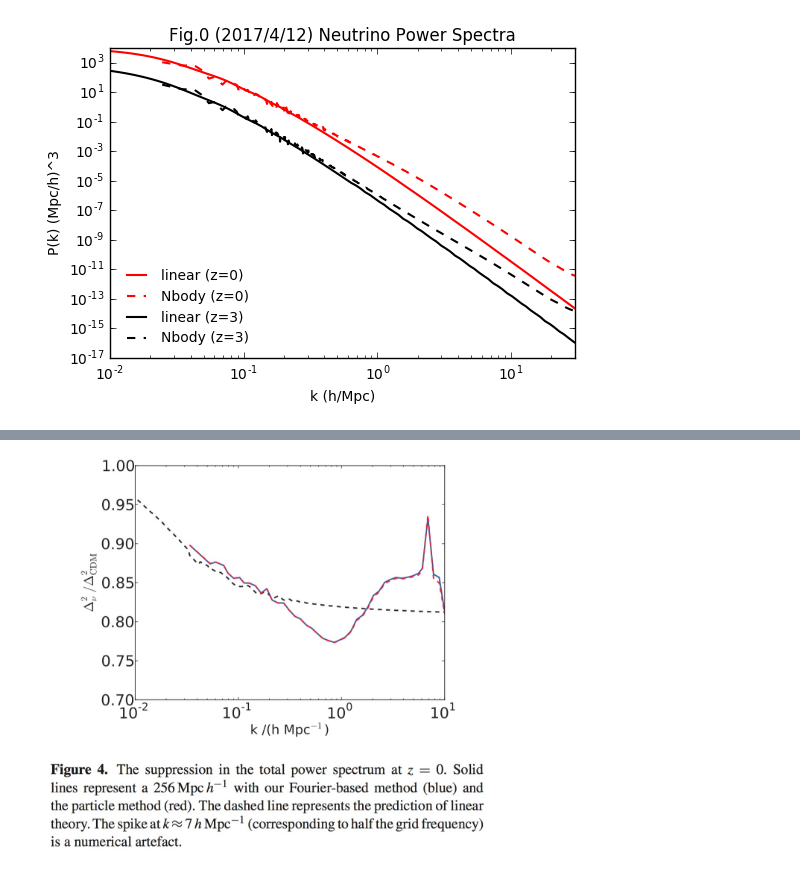
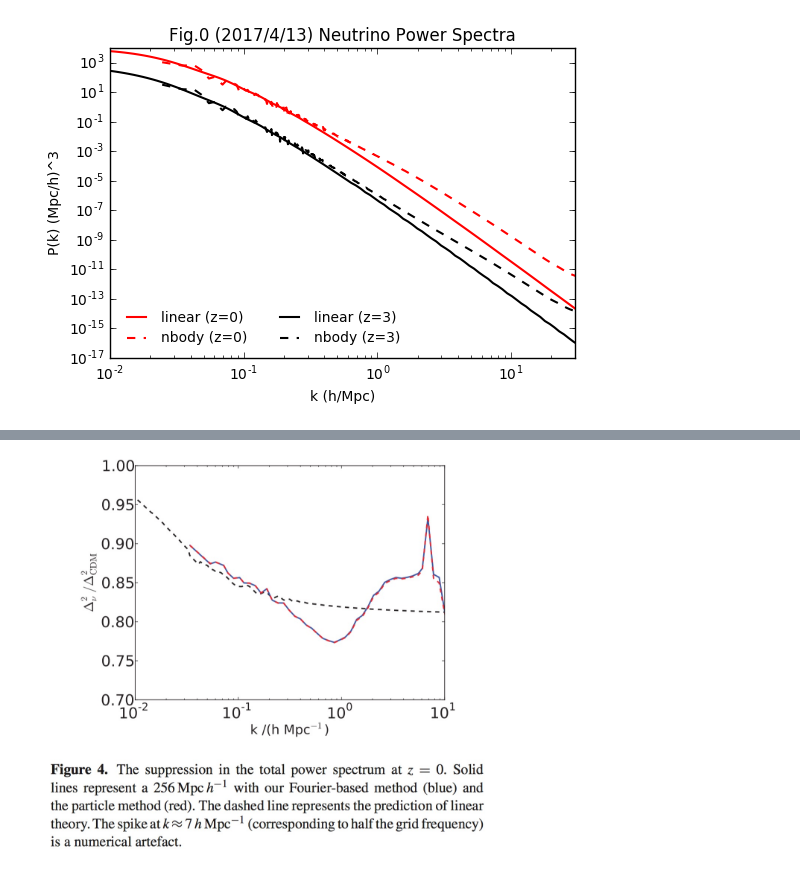
Before and after one commit to liuxx479/neutrino-batch, a Jupyter notebook: plot-matterps.ipynb, the cells around one changed output, grey strips where cells are left out. Saved outputs shown, nothing was run; the diff lists cells and outputs as text; code cells hidden in the pictures.

```diff
--- a/plot-matterps.ipynb
+++ b/plot-matterps.ipynb
@@ -79,23 +88,22 @@ Pcamb_interp99 = interp1d(kcamb99, Pcamb99)(k_arr)
 # %%
 f=figure(figsize=(6,4))
 ax=f.add_subplot(111)
 
-ax.plot(k_arr, ratio_nu*Pcamb_interp, 'r-',lw=1.5,label='linear (z=0)')
-ax.plot(knu*1e3, (2*pi)**3*Pnu*1e-9, 'r--',lw=1.5,label='Nbody (z=0)')
+ax.plot(k_arr, ratio_nu*Pcamb1_interp, 'r-',lw=1.5,label='linear (z=0)')
+ax.plot(knu_z0, Pnu_z0,'r--',lw=1.5,label='nbody (z=0)')
 
-ax.plot(k_arr, ratio_nu99*Pcamb_interp99, 'k-',lw=1.5,label='linear (z=3)')
-ax.plot(knu99*1e3, (2*pi)**3*Pnu99*1e-9, 'k--',lw=1.5,label='Nbody (z=3)')
-
+ax.plot(k_arr, ratio_nu_z3*Pcamb1_z3_interp, 'k-',lw=1.5,label='linear (z=3)')
+ax.plot(knu_z3, Pnu_z3, 'k--',lw=1.5,label='nbody (z=3)')
 
 ax.set_xlabel('k (h/Mpc)')
 ax.set_ylabel('P(k) (Mpc/h)^3')
 ax.set_xscale('log')
 ax.set_yscale('log')
 ax.set_xlim(1e-2, 30)
 #ax.set_ylim(0.1, 1e5)
-ax.set_title('Fig.0 (2017/4/12) Neutrino Power Spectra')
-ax.legend(frameon=0,loc=3,fontsize=10)
+ax.set_title('Fig.0 (2017/4/13) Neutrino Power Spectra')
+ax.legend(frameon=0,loc=3,fontsize=10,ncol=2)
 show()
 # %% [output]
-[figure, old version]
+[figure, new version]
 # %%
```
Also changed, not shown: parts of 8 cells of this notebook, 1 other file.
